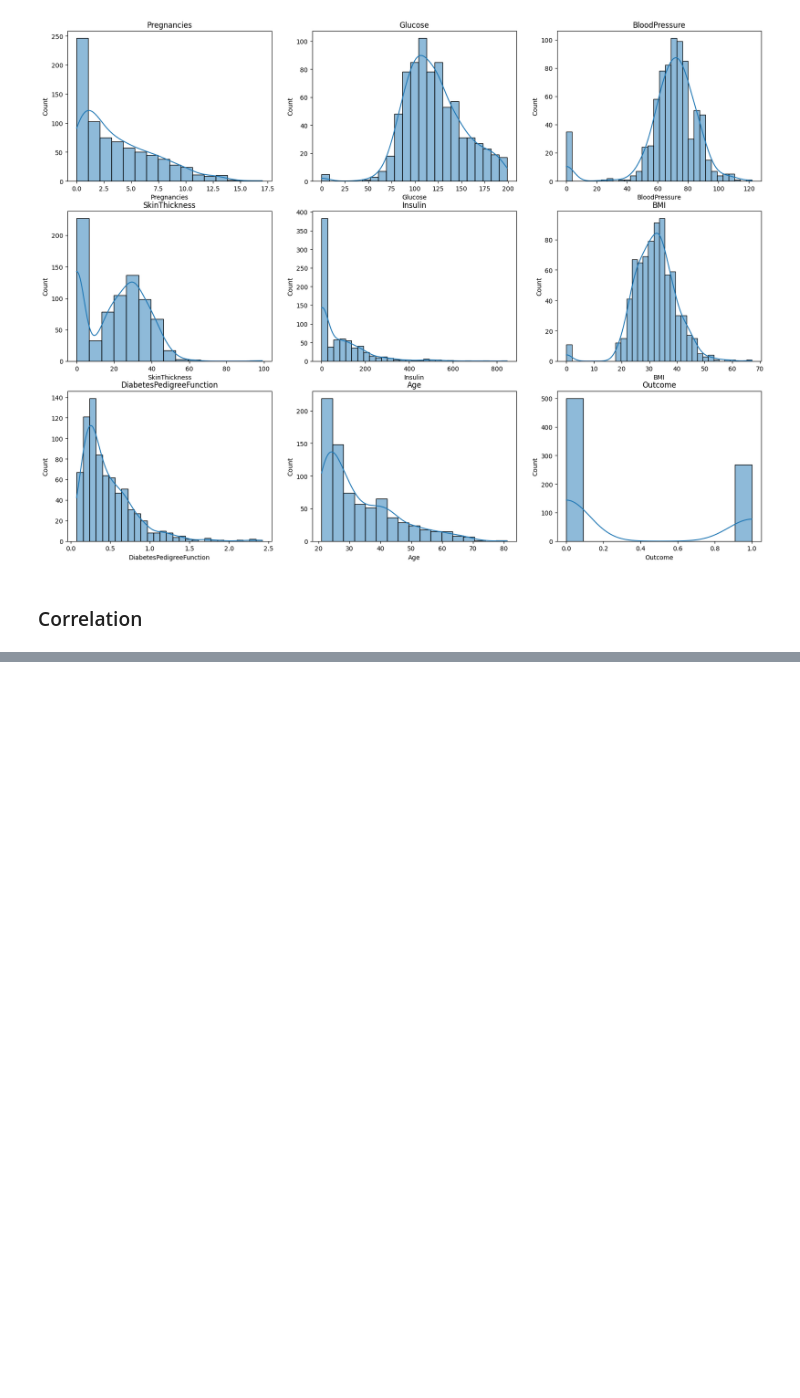
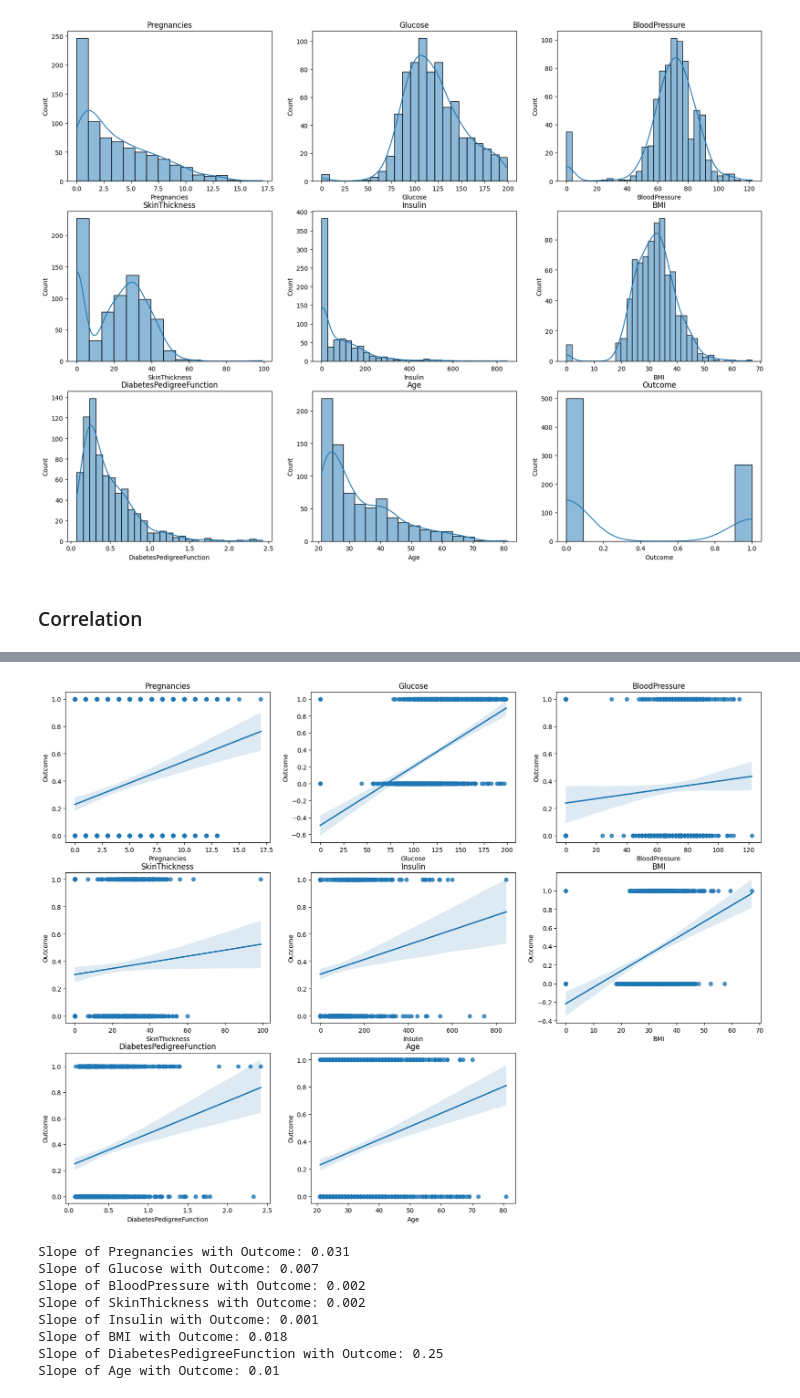
Before and after one commit to KamranMdShaikh/20241215_ML, a Jupyter notebook: knn.ipynb, the cells around one changed output, grey strips where cells are left out. Cells and saved outputs as stored; diff of their text form; code cells hidden in the pictures; blank space fills up the shorter version.

```diff
--- a/knn.ipynb
+++ b/knn.ipynb
@@ -160,0 +205,31 @@ Number of outliers: 129
+# %%
+### regression plot
+plt.figure(figsize=(20,20))
+
+for i in enumerate(df.columns):
+    if i[1]!= 'Outcome':
+        plt.subplot(4, 3, i[0]+1)
+        sns.regplot(x=df[i[1]], y=df['Outcome'])
+        plt.title(i[1])
+plt.show()
+
+### slop values all columns with Outcome
+from sklearn.linear_model import LinearRegression
+
+for column in df.columns:
+    if column!= 'Outcome':
+        X = df[column].values.reshape(-1, 1)
+        y = df['Outcome'].values.reshape(-1, 1)
+        reg = LinearRegression().fit(X, y)
+        slope = reg.coef_[0][0]
+        print(f'Slope of {column} with Outcome: {slope.round(3)}')
+# %% [output]
+[figure, added]
+Slope of Pregnancies with Outcome: 0.031
+Slope of Glucose with Outcome: 0.007
+Slope of BloodPressure with Outcome: 0.002
+Slope of SkinThickness with Outcome: 0.002
+Slope of Insulin with Outcome: 0.001
+Slope of BMI with Outcome: 0.018
+Slope of DiabetesPedigreeFunction with Outcome: 0.25
+Slope of Age with Outcome: 0.01
```
Also changed, not shown: parts of 8 cells of this notebook.
